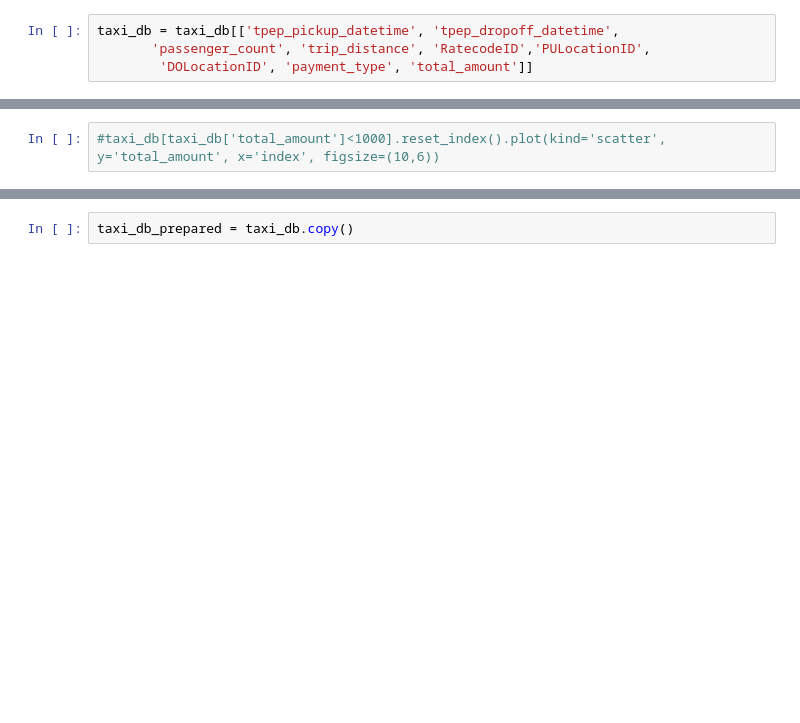
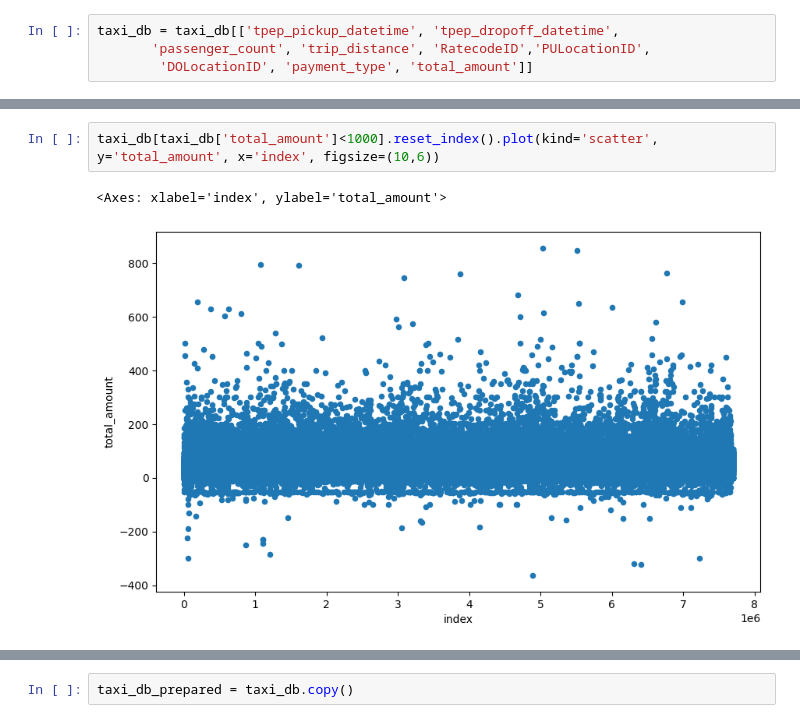
Before and after one commit to ebraheem002/nyc-taxi, a Jupyter notebook: presentable nootebook.ipynb, the cells around one changed output, grey strips where cells are left out. Cells and saved outputs as stored; diff of their text form; blank space fills up the shorter version.

```diff
--- a/presentable nootebook.ipynb
+++ b/presentable nootebook.ipynb
@@ -36,4 +84,7 @@ taxi_db['RatecodeID'].value_counts()
 # %%
-#taxi_db[taxi_db['total_amount']<1000].reset_index().plot(kind='scatter', y='total_amount', x='index', figsize=(10,6))
+taxi_db[taxi_db['total_amount']<1000].reset_index().plot(kind='scatter', y='total_amount', x='index', figsize=(10,6))
+# %% [output]
+<Axes: xlabel='index', ylabel='total_amount'>
+[figure, added]
 # %%
 print(taxi_db[taxi_db['total_amount']<0].shape)
```
Also changed, not shown: parts of 26 cells of this notebook.
